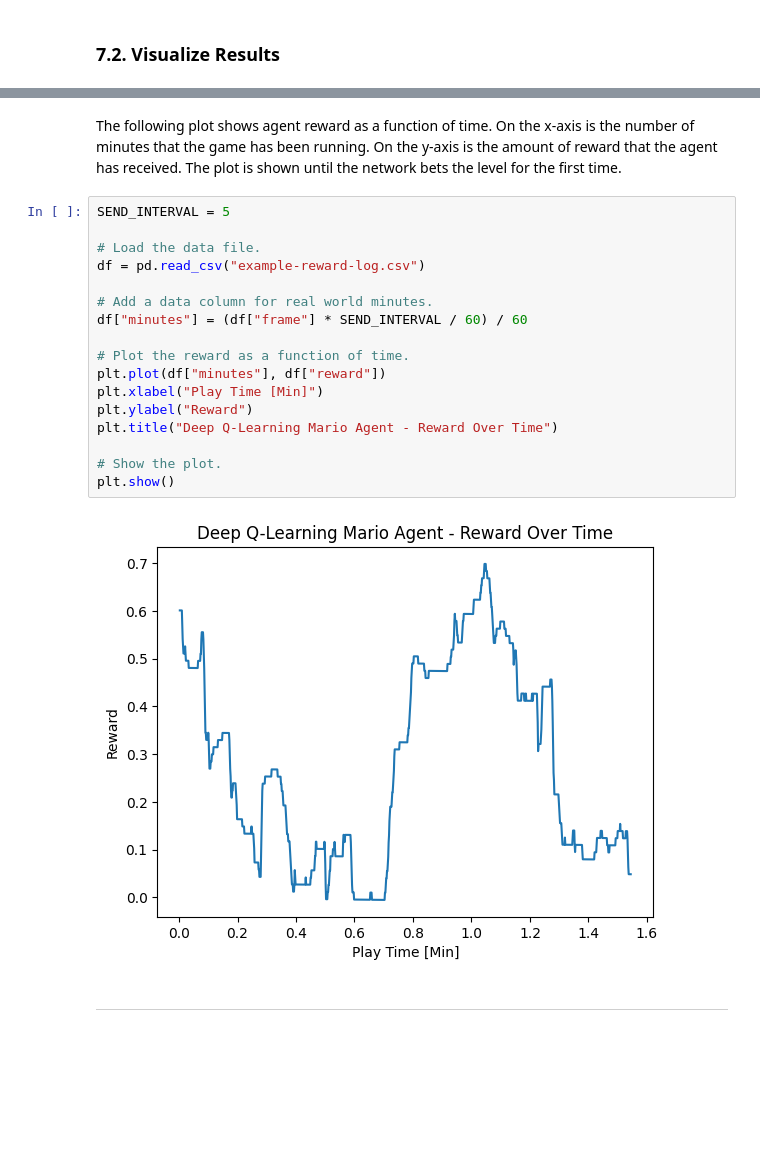
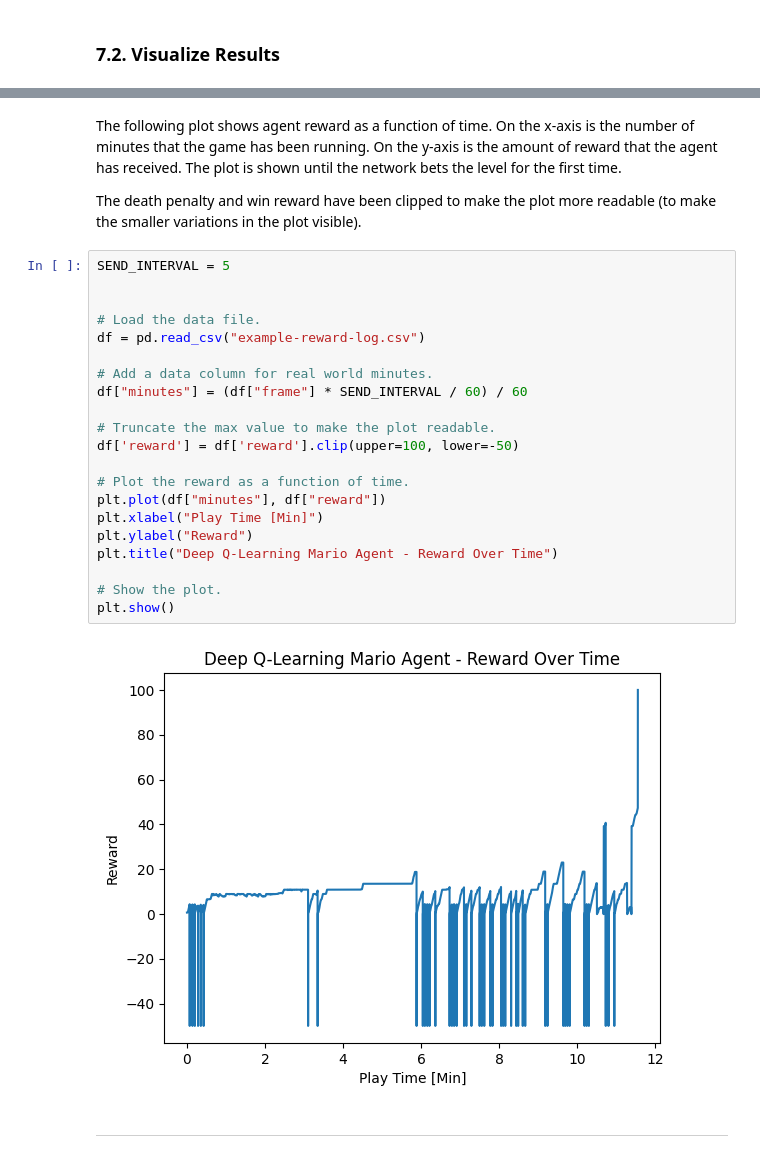
Before and after one commit to Xander-Carroll/PHYSICS5680-Neural-Network-Final, a Jupyter notebook: FinalProjectXanderCarroll.ipynb, the cells around one changed output, grey strips where cells are left out. Saved outputs shown, nothing was run; the diff lists cells and outputs as text; blank space fills up the shorter version.

```diff
--- a/FinalProjectXanderCarroll.ipynb
+++ b/FinalProjectXanderCarroll.ipynb
@@ -827,25 +818,31 @@ The following video shows the model's performance at two different times. First
 <video width="960" height="540" controls src="./img/progress-1.mp4" type="video/mp4"></video>
 # %% [markdown]
 The following plot shows agent reward as a function of time. On the x-axis is the number of minutes that the game has been running. On the y-axis is the amount of reward that the agent has received. The plot is shown until the network bets the level for the first time.
+
+The death penalty and win reward have been clipped to make the plot more readable (to make the smaller variations in the plot visible).
 # %%
 SEND_INTERVAL = 5
+
 
 # Load the data file.
 df = pd.read_csv("example-reward-log.csv")
 
 # Add a data column for real world minutes.
 df["minutes"] = (df["frame"] * SEND_INTERVAL / 60) / 60
+
+# Truncate the max value to make the plot readable.
+df['reward'] = df['reward'].clip(upper=100, lower=-50)
 
 # Plot the reward as a function of time.
 plt.plot(df["minutes"], df["reward"])
 plt.xlabel("Play Time [Min]")
 plt.ylabel("Reward")
 plt.title("Deep Q-Learning Mario Agent - Reward Over Time")
 
 # Show the plot.
 plt.show()
 # %% [output]
-[figure, old version]
+[figure, new version]
 # %% [markdown]
 ---
 # %% [markdown]
```
Also changed, not shown: parts of 4 cells of this notebook, 2 other files.
